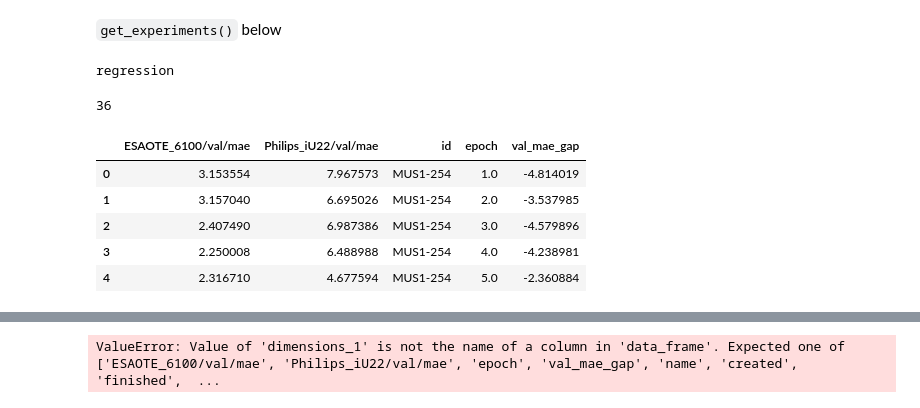
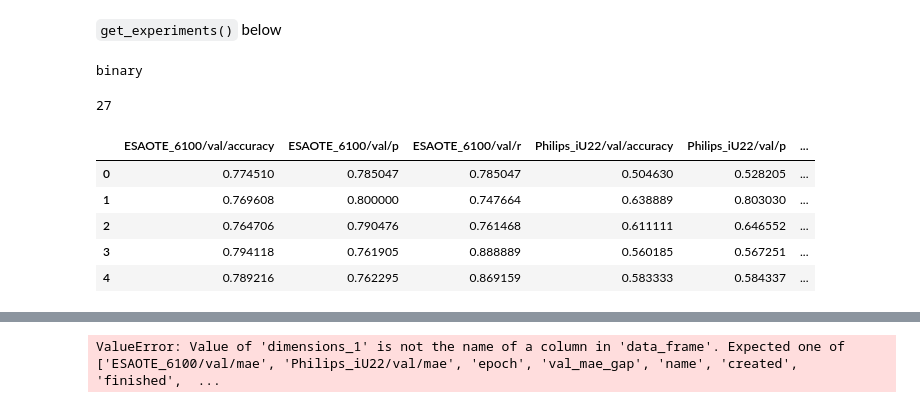
Before and after one commit to CreateRandom/muscle-ultrasound, a Jupyter notebook: notebooks/Experiments_analysis.ipynb, the cells around one changed output, grey strips where cells are left out. Saved outputs shown, nothing was run; the diff lists cells and outputs as text; code cells hidden in the pictures.

```diff
--- a/notebooks/Experiments_analysis.ipynb
+++ b/notebooks/Experiments_analysis.ipynb
@@ -36,14 +34,14 @@ WARNING: There is a new version of neptune-client 0.4.116 (installed: 0.4.114).
 # %% [markdown]
 `get_experiments()` below
 # %%
-attribute = 'BMI'
+attribute = 'Sex'
 problem_type = problem_kind[attribute]
 print(problem_type)
 # get experiments objects that satisfy all three conditions. Note that running time is in seconds.
 experiments = project.get_experiments(tag=attribute)
 # %% [output]
-regression
+binary
 # %%
 len(experiments)
 # %% [output]
-36
+27
@@ -56,3 +48,15 @@ logs_names = log_mapping[problem_type]
+# %%
+machines = ['ESAOTE_6100/val/', 'Philips_iU22/val/']
+metric_mapping = {'regression': ['mae'],
+              'binary': ['accuracy', 'p', 'r']}
+
+metric_list = metric_mapping[problem_type]
+
+logs_names = []
+for machine in machines:
+    for metric in metric_list:
+        final_metric = machine + metric
+        logs_names.append(final_metric)
 # %%
 metrics_df = pd.DataFrame(columns=['id', *logs_names])
 for experiment in experiments:
@@ -66,26 +70,26 @@ for experiment in experiments:
 # %%
 def compute_f1_esaote(entry):
     return hmean([entry['ESAOTE_6100/val/p'], entry['ESAOTE_6100/val/r']])
 
 def compute_f1_philips(entry):
     return hmean([entry['Philips_iU22/val/p'], entry['Philips_iU22/val/r']])
 
 if problem_type == 'binary':
     metrics_df['ESAOTE_6100/val/f1'] = metrics_df.apply(compute_f1_esaote, axis=1)
     metrics_df['Philips_iU22/val/f1'] = metrics_df.apply(compute_f1_philips, axis=1)
-    metrics_df['val_f1_gap'] = metrics_df['ESAOTE_6100/val/f1']  -metrics_df['Philips_iU22/val/f1']
+  #  metrics_df['val_f1_gap'] = metrics_df['ESAOTE_6100/val/f1']  -metrics_df['Philips_iU22/val/f1']
 else:
     metrics_df['val_mae_gap'] = metrics_df['ESAOTE_6100/val/mae']  -metrics_df['Philips_iU22/val/mae']
 
 metrics_df.rename(columns={'x': 'epoch'},inplace=True)
 metrics_df.head(n=5)
 # %% [output]
-|  | ESAOTE_6100/val/mae | Philips_iU22/val/mae | id | epoch | val_mae_gap |
-| 0 | 3.153554 | 7.967573 | MUS1-254 | 1.0 | -4.814019 |
-| 1 | 3.157040 | 6.695026 | MUS1-254 | 2.0 | -3.537985 |
-| 2 | 2.407490 | 6.987386 | MUS1-254 | 3.0 | -4.579896 |
-| 3 | 2.250008 | 6.488988 | MUS1-254 | 4.0 | -4.238981 |
-| 4 | 2.316710 | 4.677594 | MUS1-254 | 5.0 | -2.360884 |
+|  | ESAOTE_6100/val/accuracy | ESAOTE_6100/val/p | ESAOTE_6100/val/r | Philips_iU22/val/accuracy | Philips_iU22/val/p | ... |
+| 0 | 0.774510 | 0.785047 | 0.785047 | 0.504630 | 0.528205 | ... |
+| 1 | 0.769608 | 0.800000 | 0.747664 | 0.638889 | 0.803030 | ... |
+| 2 | 0.764706 | 0.790476 | 0.761468 | 0.611111 | 0.646552 | ... |
+| 3 | 0.794118 | 0.761905 | 0.888889 | 0.560185 | 0.567251 | ... |
+| 4 | 0.789216 | 0.762295 | 0.869159 | 0.583333 | 0.584337 | ... |
 # %%
 # grab the best scoring epoch for each experiment
 if problem_type == 'binary':
```
Also changed, not shown: parts of 6 cells of this notebook, 1 other file.
